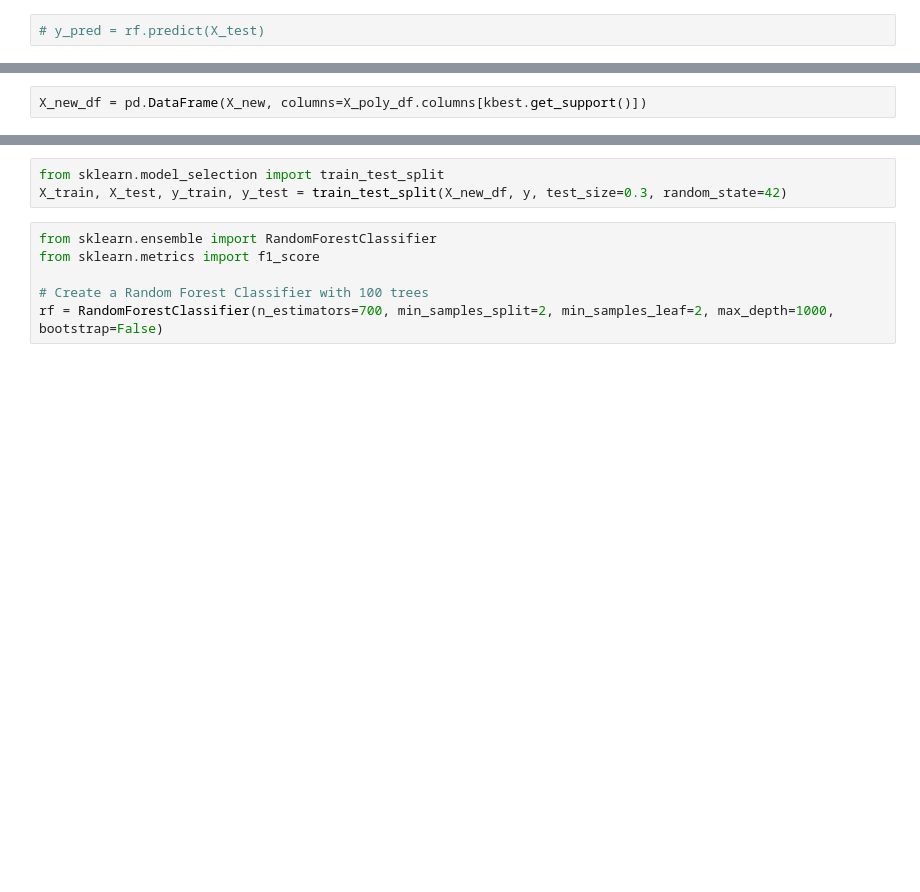
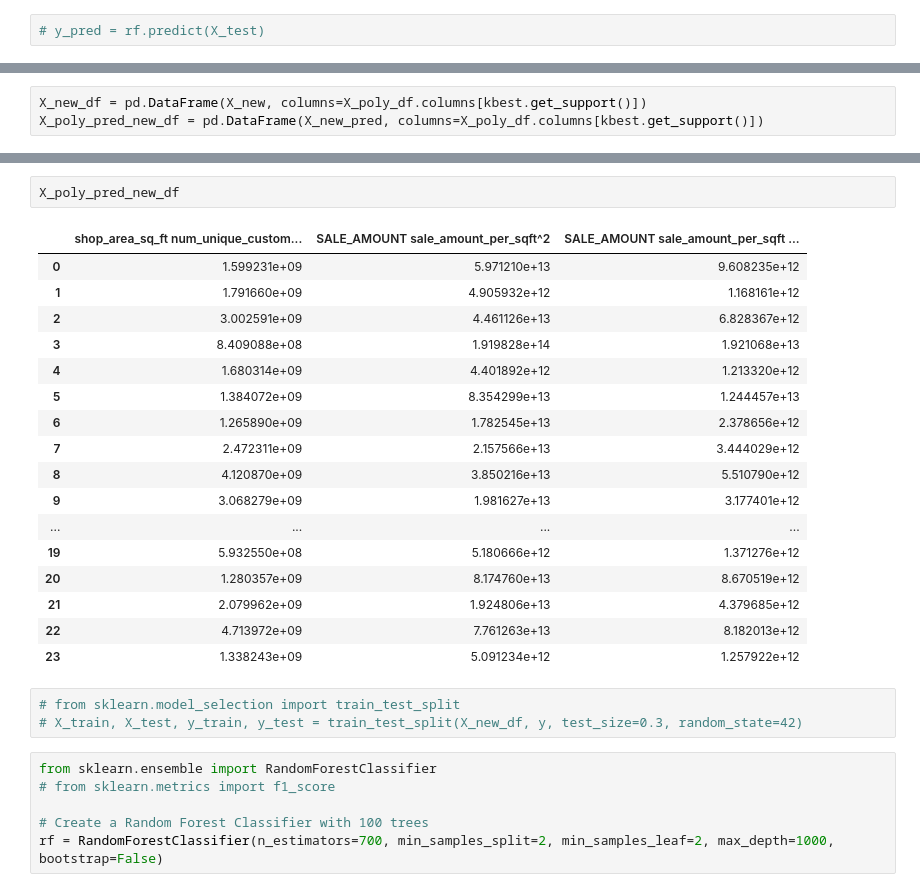
Before and after one commit to tharoosha/DataStorm077, a Jupyter notebook: Day2/day02test.ipynb, the cells around one changed output, grey strips where cells are left out. Cells and saved outputs as stored; diff of their text form; blank space fills up the shorter version.

```diff
--- a/Day2/day02test.ipynb
+++ b/Day2/day02test.ipynb
@@ -510,6 +489,7 @@ Index(['shop_area_sq_ft num_unique_customers^2',
       dtype='object')
 # %%
 X_new_df = pd.DataFrame(X_new, columns=X_poly_df.columns[kbest.get_support()])
+X_poly_pred_new_df = pd.DataFrame(X_new_pred, columns=X_poly_df.columns[kbest.get_support()])
 # %%
 X_new_df
 # %% [output]
@@ -528,10 +508,30 @@ X_new_df
 100 rows × 3 columns
+# %%
+X_poly_pred_new_df
+# %% [output]
+|  | shop_area_sq_ft num_unique_custom... | SALE_AMOUNT sale_amount_per_sqft^2 | SALE_AMOUNT sale_amount_per_sqft ... |
+| 0 | 1.599231e+09 | 5.971210e+13 | 9.608235e+12 |
+| 1 | 1.791660e+09 | 4.905932e+12 | 1.168161e+12 |
+| 2 | 3.002591e+09 | 4.461126e+13 | 6.828367e+12 |
+| 3 | 8.409088e+08 | 1.919828e+14 | 1.921068e+13 |
+| 4 | 1.680314e+09 | 4.401892e+12 | 1.213320e+12 |
+| 5 | 1.384072e+09 | 8.354299e+13 | 1.244457e+13 |
+| 6 | 1.265890e+09 | 1.782545e+13 | 2.378656e+12 |
+| 7 | 2.472311e+09 | 2.157566e+13 | 3.444029e+12 |
+| 8 | 4.120870e+09 | 3.850216e+13 | 5.510790e+12 |
+| 9 | 3.068279e+09 | 1.981627e+13 | 3.177401e+12 |
+| ... | ... | ... | ... |
+| 19 | 5.932550e+08 | 5.180666e+12 | 1.371276e+12 |
+| 20 | 1.280357e+09 | 8.174760e+13 | 8.670519e+12 |
+| 21 | 2.079962e+09 | 1.924806e+13 | 4.379685e+12 |
+| 22 | 4.713972e+09 | 7.761263e+13 | 8.182013e+12 |
+| 23 | 1.338243e+09 | 5.091234e+12 | 1.257922e+12 |
 # %%
-from sklearn.model_selection import train_test_split
-X_train, X_test, y_train, y_test = train_test_split(X_new_df, y, test_size=0.3, random_state=42)
+# from sklearn.model_selection import train_test_split
+# X_train, X_test, y_train, y_test = train_test_split(X_new_df, y, test_size=0.3, random_state=42)
 # %%
 from sklearn.ensemble import RandomForestClassifier
-from sklearn.metrics import f1_score
+# from sklearn.metrics import f1_score
 
 # Create a Random Forest Classifier with 100 trees
 rf = RandomForestClassifier(n_estimators=700, min_samples_split=2, min_samples_leaf=2, max_depth=1000, bootstrap=False)
```
Also changed, not shown: parts of 22 cells of this notebook, 6 other files.
